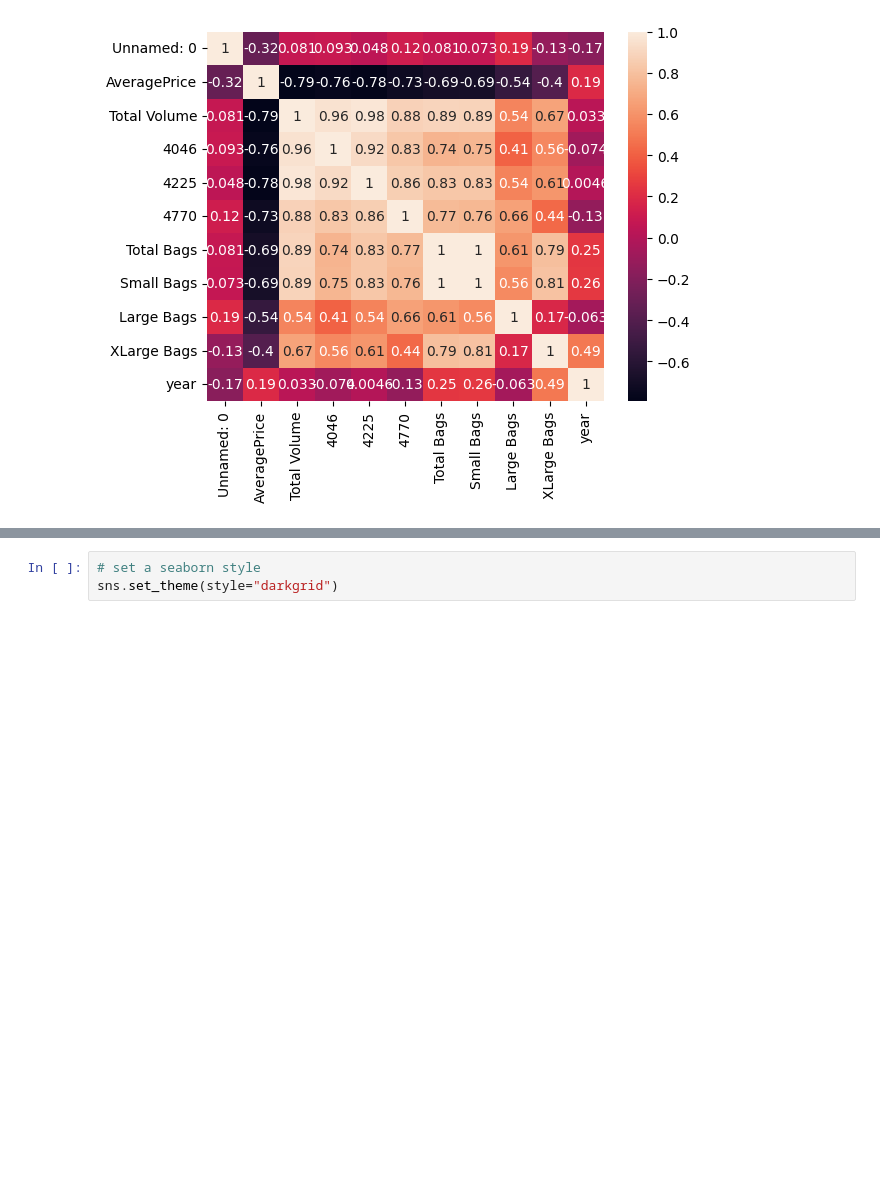
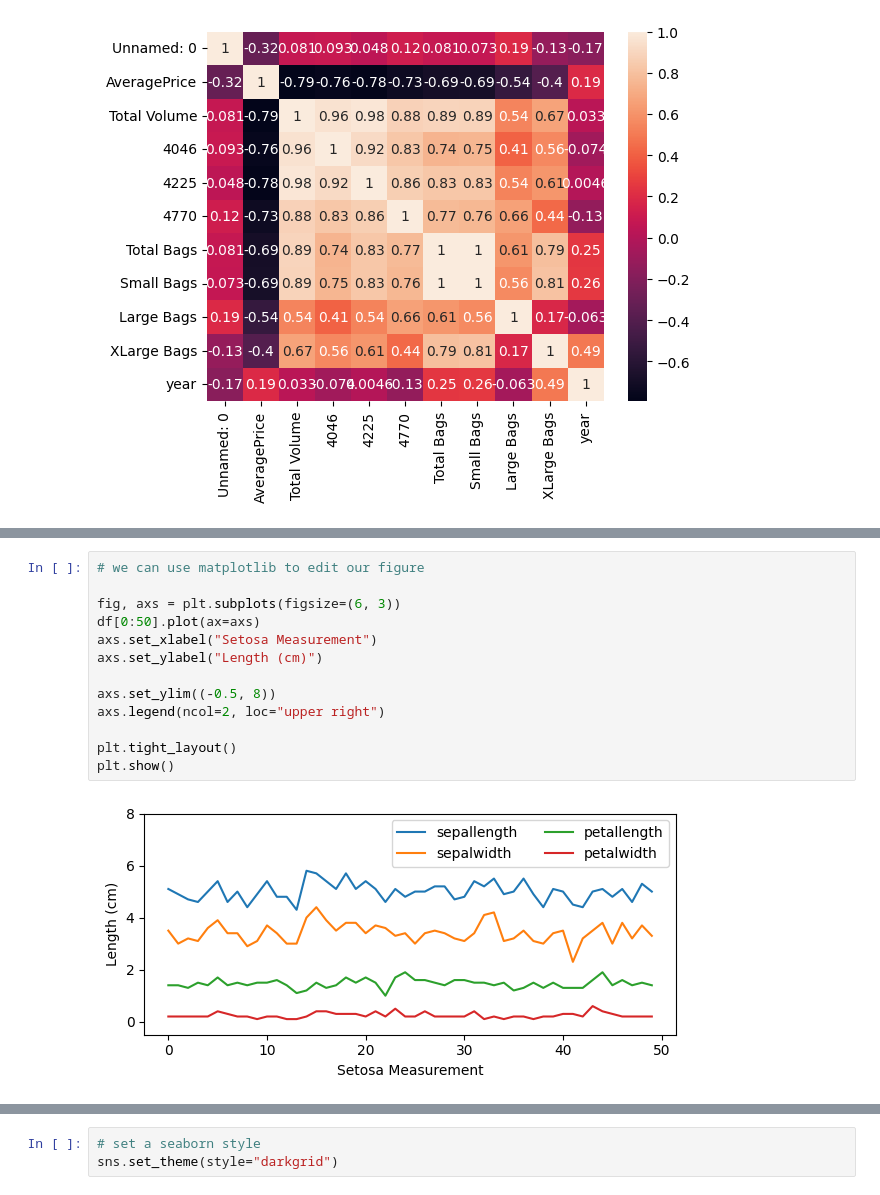
Before and after one commit to GuckLab/SciViz, a Jupyter notebook: workshops/WS3_styles_and_pd-sns.ipynb, the cells around one changed output, grey strips where cells are left out. Drawn from its saved outputs; the diff is of its cells as text; blank space fills up the shorter version.

```diff
--- a/workshops/WS3_styles_and_pd-sns.ipynb
+++ b/workshops/WS3_styles_and_pd-sns.ipynb
@@ -331,0 +348,15 @@ sns.heatmap(corr_matrix, annot=True)
+# %%
+# we can use matplotlib to edit our figure
+
+fig, axs = plt.subplots(figsize=(6, 3))
+df[0:50].plot(ax=axs)
+axs.set_xlabel("Setosa Measurement")
+axs.set_ylabel("Length (cm)")
+
+axs.set_ylim((-0.5, 8))
+axs.legend(ncol=2, loc="upper right")
+
+plt.tight_layout()
+plt.show()
+# %% [output]
+[figure, added]
```
Also changed, not shown: parts of 9 cells of this notebook, 1 other file.
